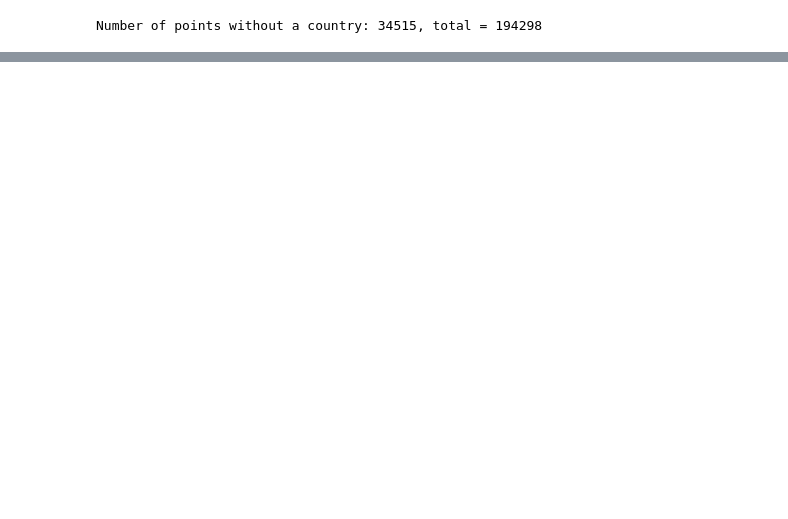
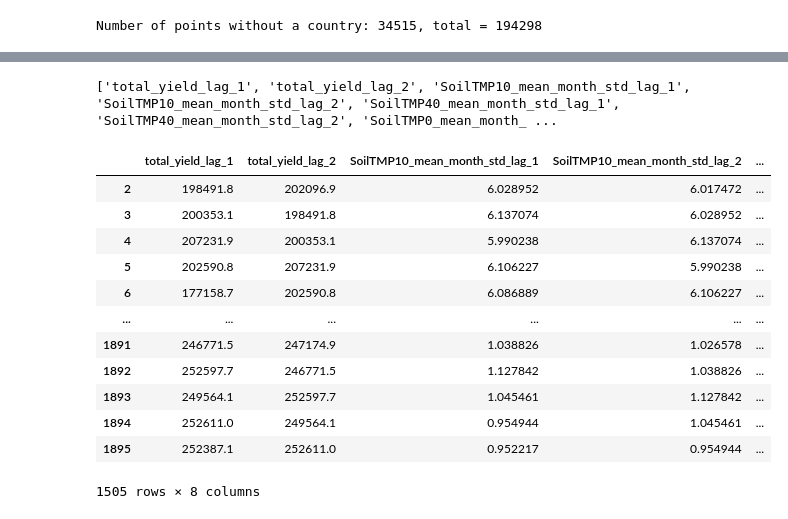
Before and after one commit to Ahmed-Sameh-MM/Crop-Yield-Predictor, a Jupyter notebook: code.ipynb, the cells around one changed output, grey strips where cells are left out. Cells and saved outputs as stored; diff of their text form; code cells hidden in the pictures; blank space fills up the shorter version.

```diff
--- a/code.ipynb
+++ b/code.ipynb
@@ -238,0 +443,3 @@ def create_feature_matrix(base_df, env_data_dict):
+# %%
+# one-hot encoding
+merged_df = pd.get_dummies(merged_df, columns=['country'])
@@ -238,0 +464,2 @@ def create_feature_matrix(base_df, env_data_dict):
+# %%
+feature_corrs = merged_df.corr('pearson')['total_yield'].sort_values(key=abs, ascending=False)
@@ -238,0 +495,31 @@ def create_feature_matrix(base_df, env_data_dict):
+# %%
+# Set the threshold for correlation
+threshold = 0.3
+
+# Select features with correlation above the threshold (excluding 'total_yield' itself)
+selected_features = feature_corrs[abs(feature_corrs) > threshold].index.tolist()
+
+selected_features.remove('total_yield')
+
+# Print the selected features
+print(selected_features)
+# %% [output]
+['total_yield_lag_1', 'total_yield_lag_2', 'SoilTMP10_mean_month_std_lag_1', 'SoilTMP10_mean_month_std_lag_2', 'SoilTMP40_mean_month_std_lag_1', 'SoilTMP40_mean_month_std_lag_2', 'SoilTMP0_mean_month_ ...
+# %%
+X = merged_df[selected_features]
+# %%
+X
+# %% [output]
+|  | total_yield_lag_1 | total_yield_lag_2 | SoilTMP10_mean_month_std_lag_1 | SoilTMP10_mean_month_std_lag_2 | ... |
+| 2 | 198491.8 | 202096.9 | 6.028952 | 6.017472 | ... |
+| 3 | 200353.1 | 198491.8 | 6.137074 | 6.028952 | ... |
+| 4 | 207231.9 | 200353.1 | 5.990238 | 6.137074 | ... |
+| 5 | 202590.8 | 207231.9 | 6.106227 | 5.990238 | ... |
+| 6 | 177158.7 | 202590.8 | 6.086889 | 6.106227 | ... |
+| ... | ... | ... | ... | ... | ... |
+| 1891 | 246771.5 | 247174.9 | 1.038826 | 1.026578 | ... |
+| 1892 | 252597.7 | 246771.5 | 1.127842 | 1.038826 | ... |
+| 1893 | 249564.1 | 252597.7 | 1.045461 | 1.127842 | ... |
+| 1894 | 252611.0 | 249564.1 | 0.954944 | 1.045461 | ... |
+| 1895 | 252387.1 | 252611.0 | 0.952217 | 0.954944 | ... |
+1505 rows × 8 columns
```
Also changed, not shown: parts of 50 cells of this notebook, 3 other files.
